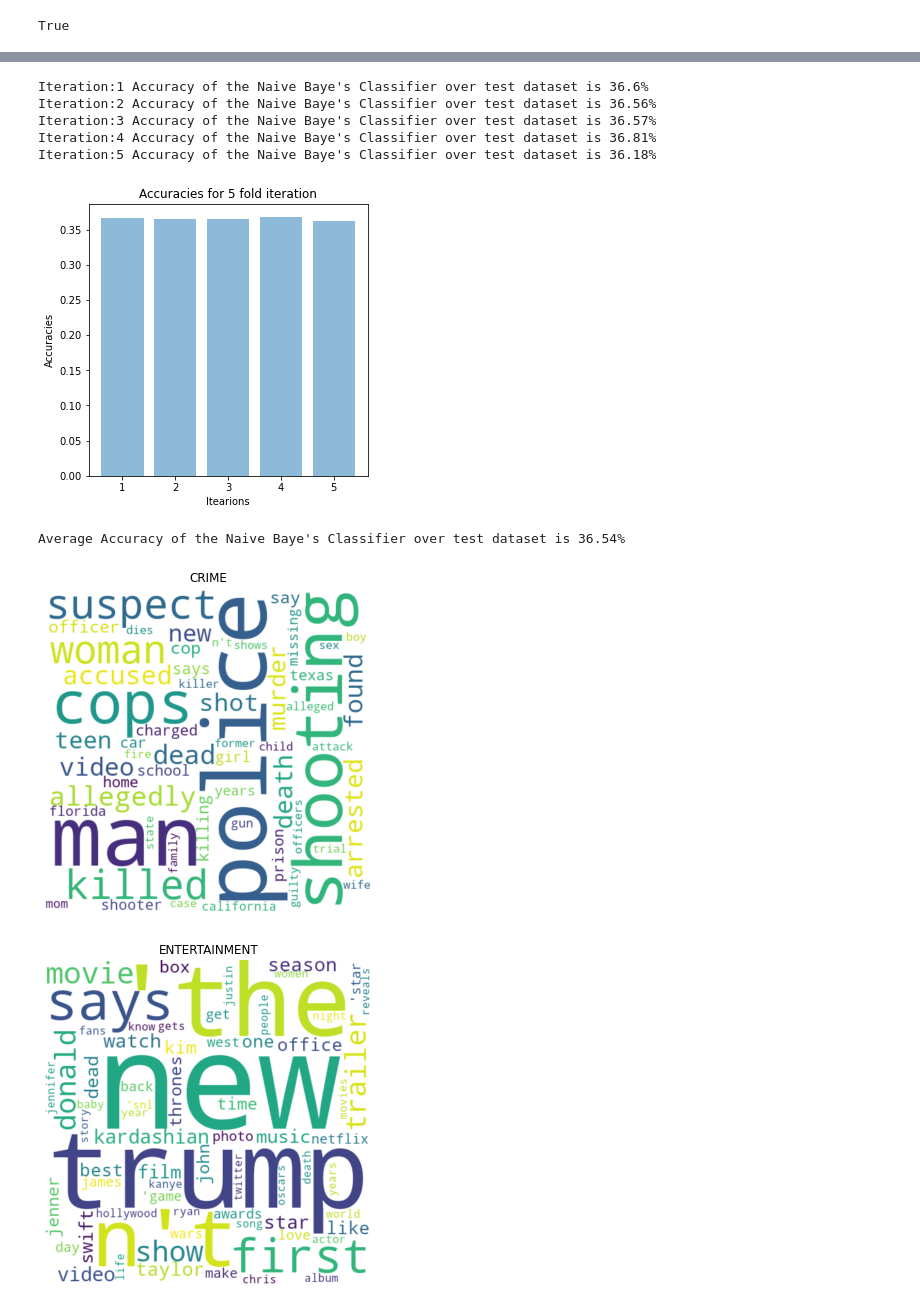
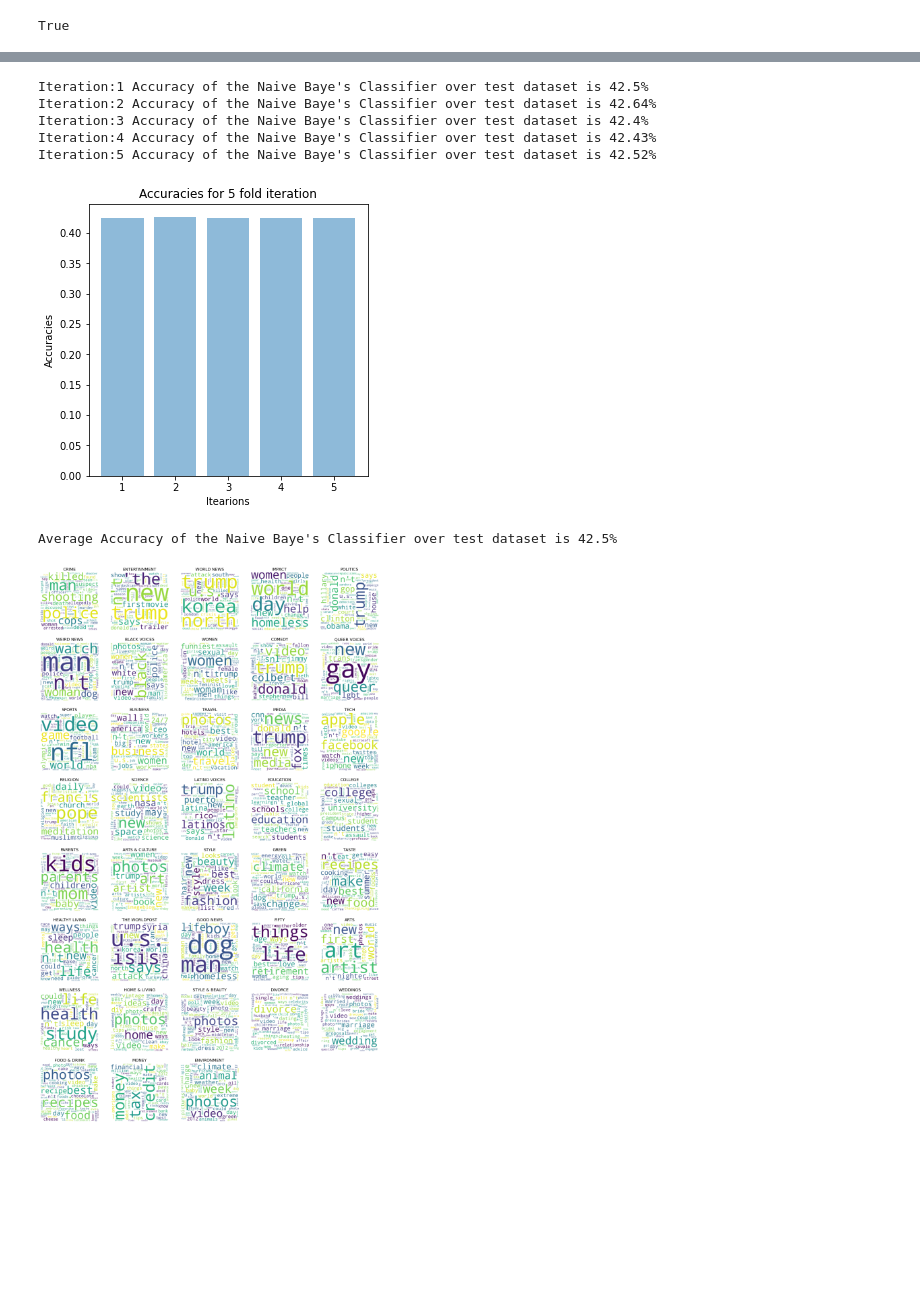
Before and after one commit to dj1095/naive-bayes-classifier, a Jupyter notebook: naive-bayes-classifier.ipynb, the cells around one changed output, grey strips where cells are left out. Cells and saved outputs as stored; diff of their text form; code cells hidden in the pictures; blank space fills up the shorter version.

Commit message:
fixed bug in smoothing

```diff
--- a/naive-bayes-classifier.ipynb
+++ b/naive-bayes-classifier.ipynb
@@ -61,14 +61,15 @@ def get_naive_probability(category,text,word_dict,grouped_classes_dict,dataset):
     if category not in word_dict.keys():
         return
     total_word_cond_prob = 1
-    smoothing_factor = 1
+    smoothing_factor = 0.001
     filterd_words = get_filtered_words(text)
     smoothing_indicator = is_smoothing_needed(filterd_words,word_dict,category)
     for word in filterd_words:
-        if not smoothing_indicator:
+        if smoothing_indicator :
+            word_doc_freq = word_dict[category][word] if word in word_dict[category].keys() else 0
+            total_word_cond_prob *= ((word_doc_freq+1)/((len(grouped_classes_dict[category])+(smoothing_factor*len(grouped_classes_dict[category]))))) # Smoothing technique
+        else:
             total_word_cond_prob *= (word_dict[category][word]/len(grouped_classes_dict[category]))
-        else:
-            total_word_cond_prob *= (1/(len(grouped_classes_dict[category])+(smoothing_factor*len(grouped_classes_dict[category])))) # Smoothing technique
     class_probability = (len(grouped_classes_dict[category])/len(dataset))
     return total_word_cond_prob * class_probability
 # %%
@@ -101,13 +96,0 @@ def get_top_words(word_frequency_dict,category):
-# %%
-def print_top_words(word_frequency_dict,categories):
-    for category in categories:
-        words = get_top_words(word_frequency_dict,category)
-        wordcloud = WordCloud(width = 480, height = 480,background_color ='white',
-                        min_font_size = 14)
-        wordcloud.generate_from_frequencies(words)
-        # plot the WordCloud image
-        plt.figure(figsize = (6, 6))
-        plt.imshow(wordcloud,interpolation="bilinear")
-        plt.title(category)
-        plt.axis("off")
-        plt.show()
@@ -113,0 +102,14 @@ def print_top_words(word_frequency_dict,categories):
+# %%
+def print_top_words(word_frequency_dict,categories):
+    plt.figure(figsize=(18,30))
+    for index,category in enumerate(categories,start=1):
+        words = get_top_words(word_frequency_dict,category)
+        wordcloud = WordCloud(width = 480, height = 480,background_color ='white',
+                        min_font_size = 14)
+        wordcloud.generate_from_frequencies(words)
+        # plot the WordCloud image
+        plt.subplot(8,5,index)
+        plt.imshow(wordcloud,interpolation="bilinear")
+        plt.title(category)
+        plt.axis("off")
+    plt.show()
@@ -114,10 +141,11 @@ def print_top_words(word_frequency_dict,categories):
 # %%
-# Load the original dataset and do data preprocessing.
+# Load the original dataset into dictionary and  data preprocessing.
 dataset = []
 categories = []
 stop_words= set(stopwords.words('english'))
 with open('data/News_Category_Dataset_v2.json') as data:
     for line_num,file_text in enumerate(data,start=0):
+        file_text = file_text.replace('"category": "CULTURE & ARTS",','"category": "ARTS & CULTURE",',1).replace('"category": "WORLDPOST",','"category": "THE WORLDPOST",',1).replace('"category": "PARENTING",','"category": "PARENTS",',1)
         record = json.loads(file_text)
         processed_record = {"category":record['category'],"headline":record['headline'].lower()}
         dataset.append(processed_record)
@@ -178,15 +205,14 @@ ax2.set_title('Accuracies for 5 fold iteration')
 plt.show()
 print(f'''Average Accuracy of the Naive Baye's Classifier over test dataset is {round(np.mean(np.array(accuracy_list))*100,2)}%''')
 # %% [output]
-Iteration:1 Accuracy of the Naive Baye's Classifier over test dataset is 36.6%
-Iteration:2 Accuracy of the Naive Baye's Classifier over test dataset is 36.56%
-Iteration:3 Accuracy of the Naive Baye's Classifier over test dataset is 36.57%
-Iteration:4 Accuracy of the Naive Baye's Classifier over test dataset is 36.81%
-Iteration:5 Accuracy of the Naive Baye's Classifier over test dataset is 36.18%
+Iteration:1 Accuracy of the Naive Baye's Classifier over test dataset is 42.5%
+Iteration:2 Accuracy of the Naive Baye's Classifier over test dataset is 42.64%
+Iteration:3 Accuracy of the Naive Baye's Classifier over test dataset is 42.4%
+Iteration:4 Accuracy of the Naive Baye's Classifier over test dataset is 42.43%
+Iteration:5 Accuracy of the Naive Baye's Classifier over test dataset is 42.52%
-[figure, old version]
+[figure, new version]
-Average Accuracy of the Naive Baye's Classifier over test dataset is 36.54%
+Average Accuracy of the Naive Baye's Classifier over test dataset is 42.5%
 # %%
- print_top_words(word_frequency_dict,categories[0:2])
+ print_top_words(word_frequency_dict,categories)
 # %% [output]
-[figure, old version]
+[figure, new version]
-[figure, removed]
```
Also changed, not shown: parts of 8 cells of this notebook.
